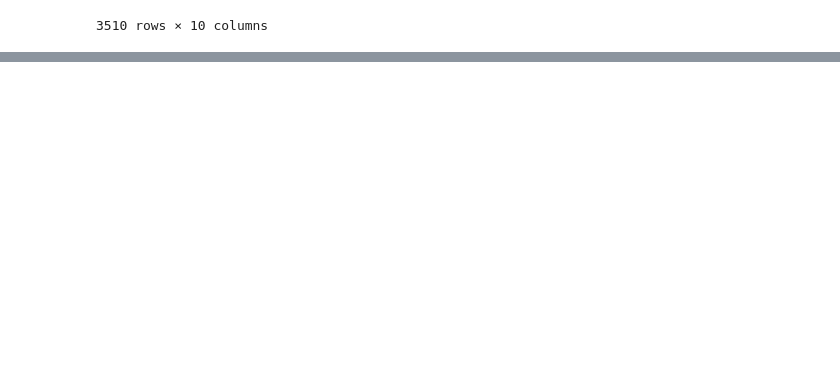
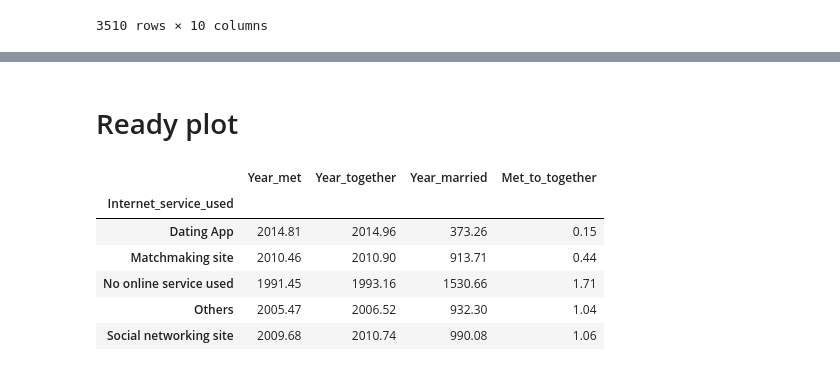
Before and after one commit to chunsang0126/your-own-project, a Jupyter notebook: How couples meet and stay together.ipynb, the cells around one changed output, grey strips where cells are left out. Cells and saved outputs as stored; diff of their text form; code cells hidden in the pictures; blank space fills up the shorter version.

```diff
--- a/How couples meet and stay together.ipynb
+++ b/How couples meet and stay together.ipynb
@@ -144,0 +136,14 @@ for_plot
+# %% [markdown]
+# Ready plot
+# %%
+for_plot1= for_plot.groupby(['Internet_service_used']).mean().round(2)
+for_plot1=for_plot1.rename(index={'N':'No online service used'})
+for_plot1
+# %% [output]
+|  | Year_met | Year_together | Year_married | Met_to_together |
+| Internet_service_used |  |  |  |  |
+| Dating App | 2014.81 | 2014.96 | 373.26 | 0.15 |
+| Matchmaking site | 2010.46 | 2010.90 | 913.71 | 0.44 |
+| No online service used | 1991.45 | 1993.16 | 1530.66 | 1.71 |
+| Others | 2005.47 | 2006.52 | 932.30 | 1.04 |
+| Social networking site | 2009.68 | 2010.74 | 990.08 | 1.06 |
```
Also changed, not shown: parts of 12 cells of this notebook.
